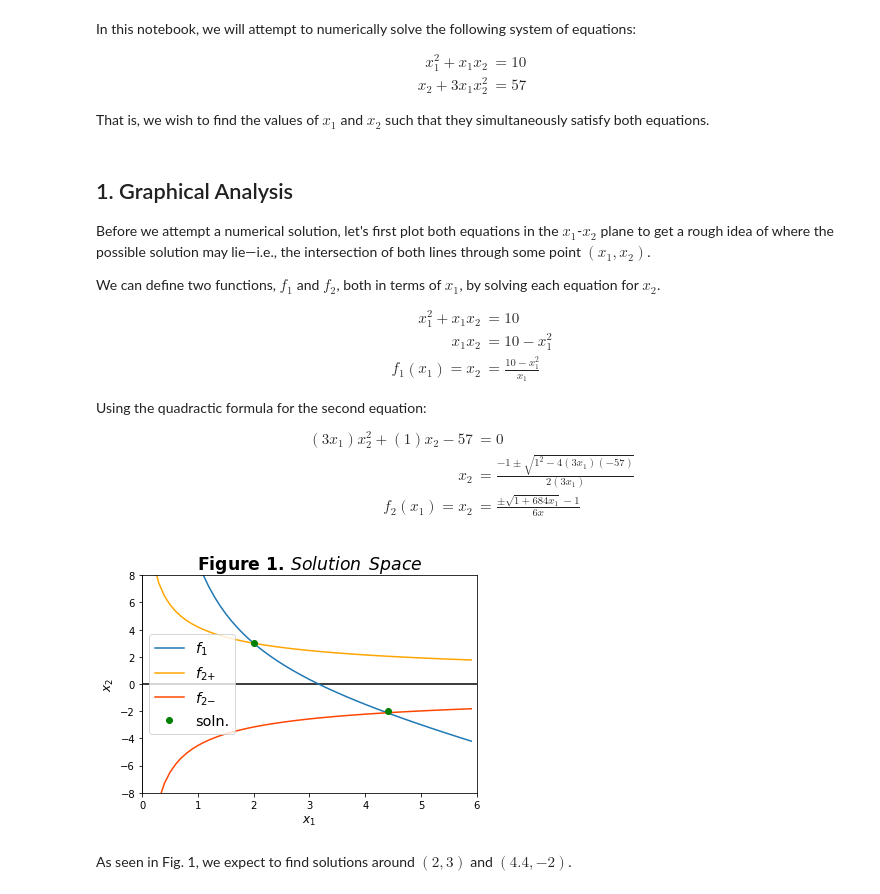
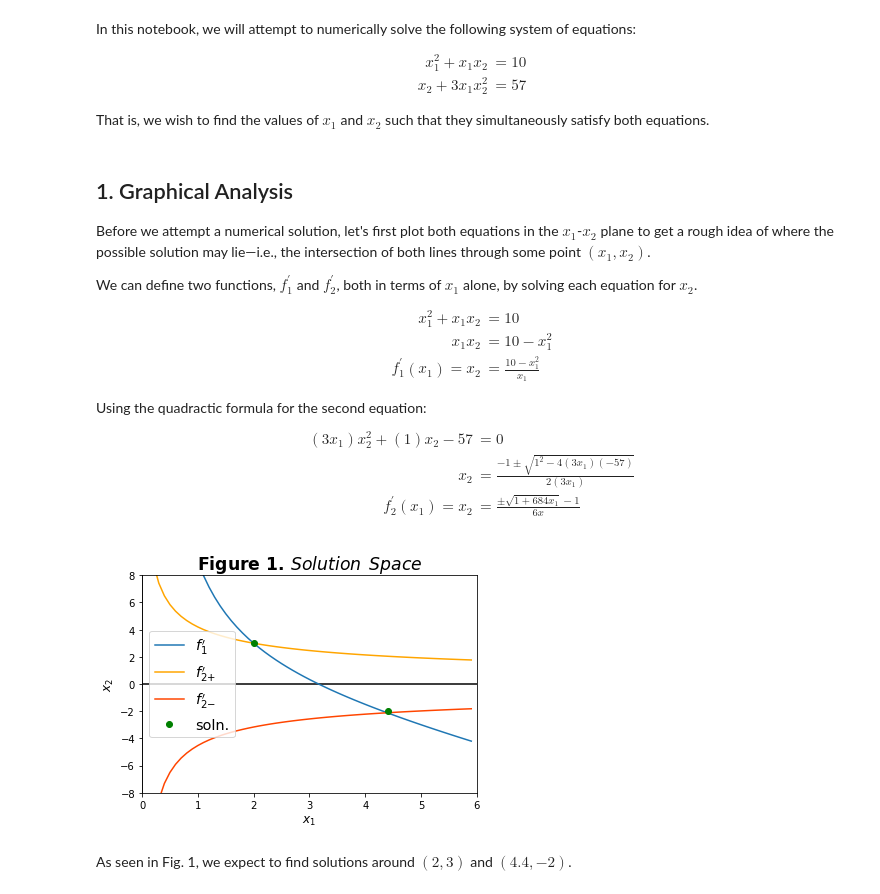
Before and after one commit to sabaronett/computational-physics-class-404-604-Spring-2020, a Jupyter notebook: homework/hw04.ipynb, the cells around one changed output. Saved outputs shown, nothing was run; the diff lists cells and outputs as text; code cells hidden in the pictures.

```diff
--- a/homework/hw04.ipynb
+++ b/homework/hw04.ipynb
@@ -18,12 +18,12 @@ That is, we wish to find the values of $x_1$ and $x_2$ such that they simultaneo
 
 Before we attempt a numerical solution, let's first plot both equations in the $x_1$-$x_2$ plane to get a rough idea of where the possible solution may lie&mdash;i.e., the intersection of both lines through some point $(x_1, x_2)$.
 
-We can define two functions, $f_1$ and $f_2$, both in terms of $x_1$, by solving each equation for $x_2$.
+We can define two functions, $f^\prime_1$ and $f^\prime_2$, both in terms of $x_1$ alone, by solving each equation for $x_2$.
 
 \begin{align*}
 x_1^2 + x_1x_2 &= 10\\
 x_1x_2 &= 10 - x_1^2\\
-f_1(x_1) = x_2 &= \frac{10 - x_1^2}{x_1}
+f^\prime_1(x_1) = x_2 &= \frac{10 - x_1^2}{x_1}
 \tag{2}
 \end{align*}
 
@@ -31,35 +31,35 @@ Using the quadractic formula for the second equation:
 \begin{align*}
 (3x_1)x_2^2 + (1)x_2 - 57 &= 0\\
 x_2 &= \frac{-1 \pm \sqrt{1^2 -4(3x_1)(-57)}}{2(3x_1)}\\
-f_2(x_1) = x_2 &= \frac{\pm\sqrt{1 + 684x_1}-1}{6x}
+f^\prime_2(x_1) = x_2 &= \frac{\pm\sqrt{1 + 684x_1}-1}{6x}
 \tag{3}
 \end{align*}
 # %%
 import matplotlib.pyplot as plt
 import numpy as np
 
 f1 = lambda x: (10.-x*x)/x
 f2p = lambda x: (np.sqrt(1.+684*x)-1)/6./x # positive soln.
 f2m = lambda x: (-np.sqrt(1.+684*x)-1)/6./x # negative soln
 x = np.arange(.1, 6, .1)
 
 plt.figure()
 plt.title(r'Figure 1. $Solution \hspace{.5} Space$', fontsize='xx-large', fontweight='bold')
 plt.xlabel(r'$x_1$', fontsize='large')
 plt.xlim(0, 6)
 plt.ylabel(r'$x_2$', fontsize='large')
 plt.ylim(-8, 8)
 plt.axvline(color='k')
 plt.axhline(color='k')
-plt.plot(x, f1(x), label='$f_1$')
-plt.plot(x, f2p(x), color='orange', label='$f_{2\plus}$')
-plt.plot(x, f2m(x), color='orangered', label='$f_{2\minus}$')
+plt.plot(x, f1(x), label='$f^\prime_1$')
+plt.plot(x, f2p(x), color='orange', label='$f^\prime_{2\plus}$')
+plt.plot(x, f2m(x), color='orangered', label='$f^\prime_{2\minus}$')
 plt.plot(2, 3, 'o', color='green', label='soln.')
 plt.plot(4.4, -2, 'o', color='green')
 plt.legend(loc='best', fontsize='x-large')
 plt.show()
 # %% [output]
-[figure, old version]
+[figure, new version]
 # %% [markdown]
 As seen in Fig. 1, we expect to find solutions around $(2, 3)$ and $(4.4, -2)$.
 # %% [markdown]
```
Also changed, not shown: parts of 30 cells of this notebook.
